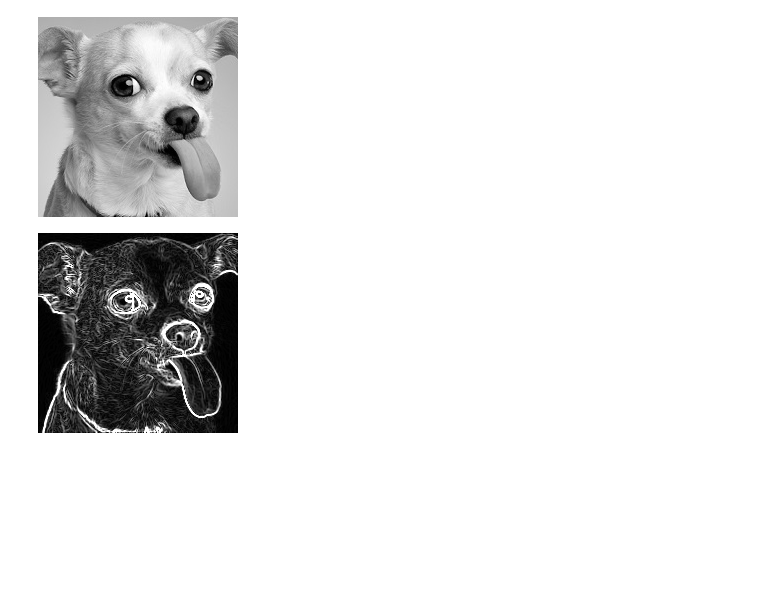
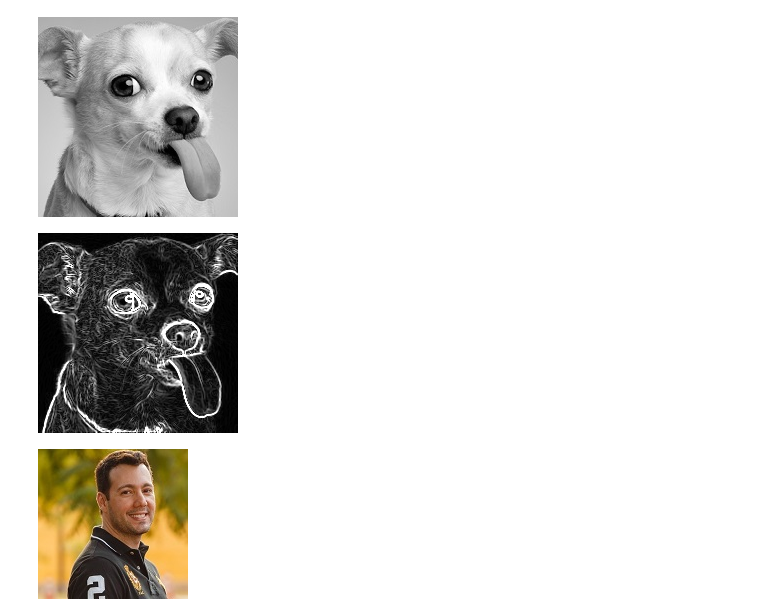
Before and after one commit to marcelounb/DeepLearning, a Jupyter notebook: TestePratico2_Outline.ipynb, the cells around one changed output. Drawn from its saved outputs; the diff is of its cells as text; code cells hidden in the pictures; blank space fills up the shorter version.

```diff
--- a/TestePratico2_Outline.ipynb
+++ b/TestePratico2_Outline.ipynb
@@ -17,5 +17,6 @@ tf.__version__
 # %%
 img = cv2.imread('/content/dudu.jpg')
+img2 = cv2.imread('/content/mini.jpg')
 cv2_imshow(img)
 # %% [output]
 [figure]
@@ -38,3 +39,7 @@ cv2.imwrite('dudu_convol.jpg', edge)
 cv2_imshow(edge)
 # %% [output]
 [figure]
+# %%
+cv2_imshow(img2)
+# %% [output]
+[figure, added]
```
Also changed, not shown: parts of 4 cells of this notebook.
